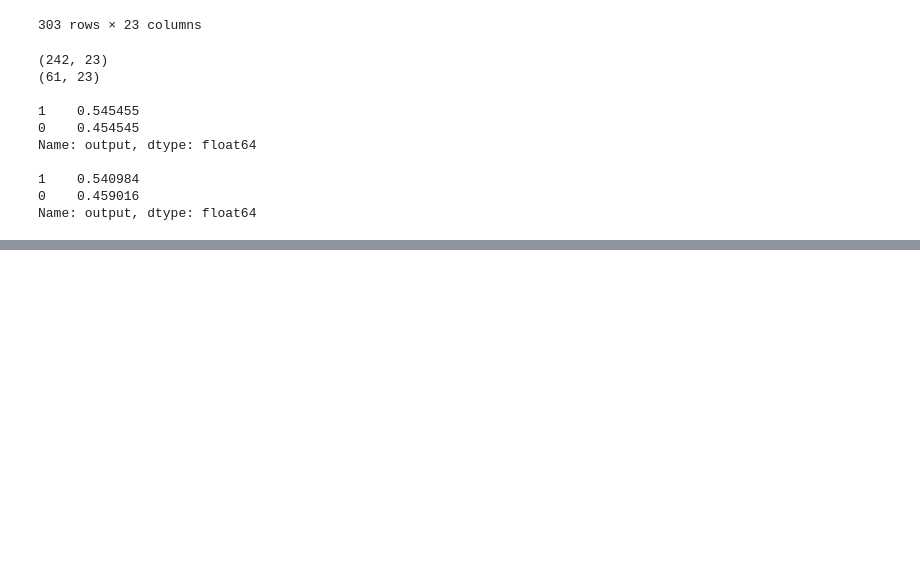
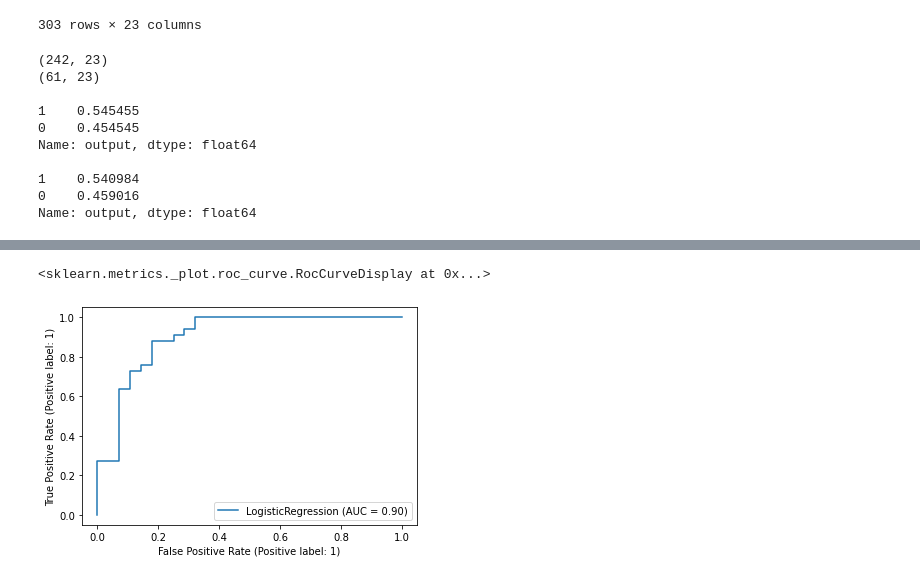
Before and after one commit to jamesjhjung/heart-attack-prediction, a Jupyter notebook: Modeling.ipynb, the cells around one changed output, grey strips where cells are left out. Saved outputs shown, nothing was run; the diff lists cells and outputs as text; code cells hidden in the pictures; blank space fills up the shorter version.

```diff
--- a/Modeling.ipynb
+++ b/Modeling.ipynb
@@ -65,3 +65,8 @@ def get_features_and_target_arrays(df, num_cols, cat_cols, scaler):
     return X, y
 
 X, y = get_features_and_target_arrays(df_train, num_cols, cat_cols, scaler)
+# %%
+# logistic regression
+clf = LogisticRegression(penalty = 'none')
+
+clf.fit(X, y)
@@ -67,0 +82,9 @@ X, y = get_features_and_target_arrays(df_train, num_cols, cat_cols, scaler)
+# %%
+# scaled test dataset
+X_test, y_test = get_features_and_target_arrays(df_test, num_cols, cat_cols, scaler)
+# %%
+# ROC curve
+plot_roc_curve(clf, X_test, y_test)
+# %% [output]
+<sklearn.metrics._plot.roc_curve.RocCurveDisplay at 0x...>
+[figure, added]
```
Also changed, not shown: parts of 7 cells of this notebook.
